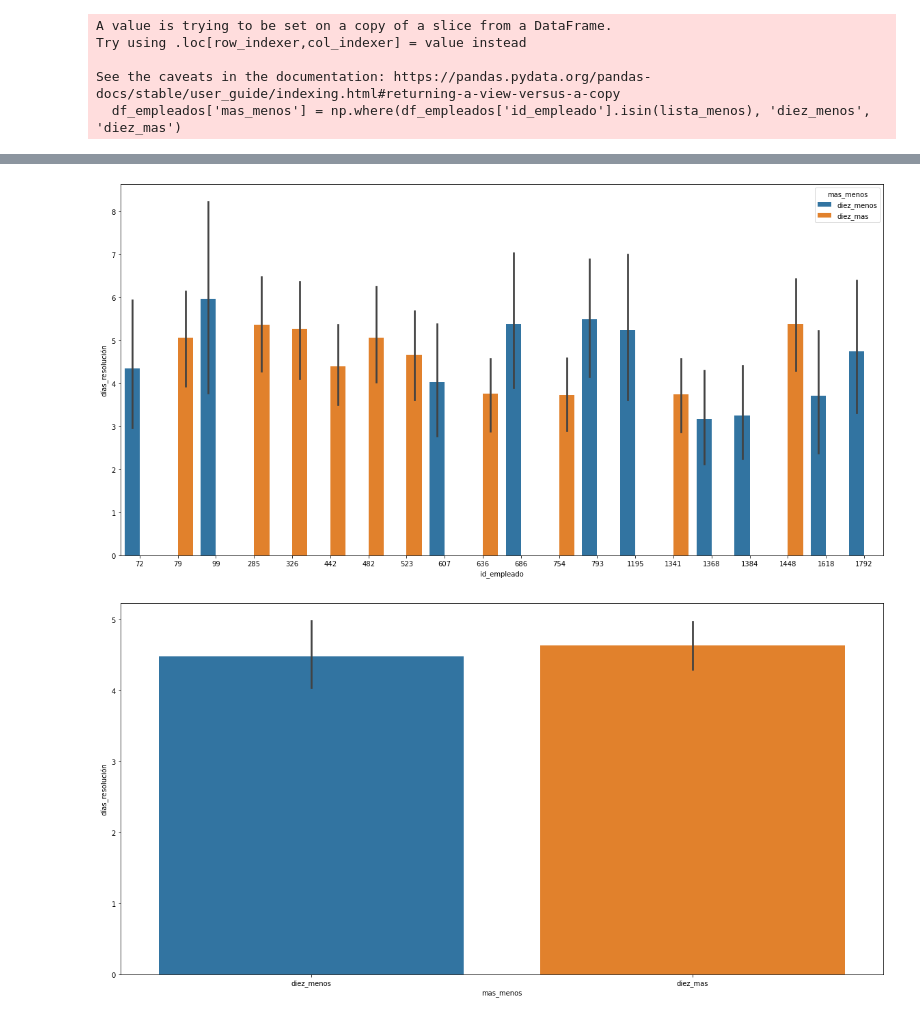
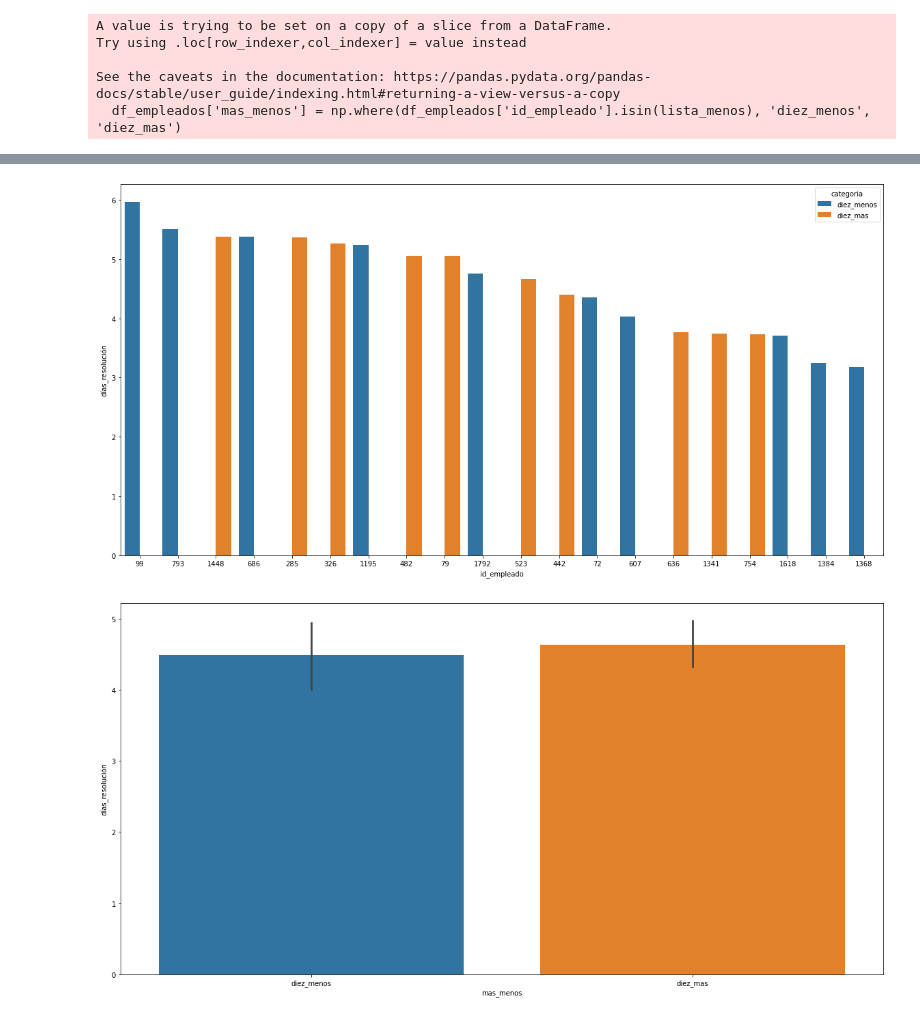
Before and after one commit to Adalab/EDA-y-ETL, a Jupyter notebook: eda/eda-III.ipynb, the cells around one changed output, grey strips where cells are left out. Saved outputs shown, nothing was run; the diff lists cells and outputs as text; code cells hidden in the pictures.

```diff
--- a/eda/eda-III.ipynb
+++ b/eda/eda-III.ipynb
@@ -203,5 +203,3 @@ Try using .loc[row_indexer,col_indexer] = value instead
 
 See the caveats in the documentation: https://pandas.pydata.org/pandas-docs/stable/user_guide/indexing.html#returning-a-view-versus-a-copy
   df_empleados['mas_menos'] = np.where(df_empleados['id_empleado'].isin(lista_menos), 'diez_menos', 'diez_mas')
-# %%
-df_empleados['id_empleado'] = df_empleados['id_empleado'].astype('object', errors='ignore')
@@ -213,0 +206,5 @@ See the caveats in the documentation: https://pandas.pydata.org/pandas-docs/stab
+# %%
+df_resolucion = df_empleados.groupby('id_empleado')['días_resolución'].mean().reset_index()
+
+df_resolucion['categoria'] = np.where(df_resolucion['id_empleado'].isin(lista_menos), 'diez_menos', 'diez_mas')
+df_resolucion
@@ -214,11 +229,11 @@ See the caveats in the documentation: https://pandas.pydata.org/pandas-docs/stab
 # %%
 plt.figure(figsize=(20,10)) #fig1
 
-sns.barplot(x= 'id_empleado', y= 'días_resolución', data= df_empleados, hue= 'mas_menos')
+sns.barplot(x= 'id_empleado', y= 'días_resolución', data= df_resolucion, hue= 'categoria', order = df_resolucion.sort_values('días_resolución', ascending=False)['id_empleado'])
 
 plt.show();
 # %% [output]
-[figure, old version]
+[figure, new version]
 # %%
 plt.figure(figsize=(20,10)) #fig2
 
```
Also changed, not shown: parts of 8 cells of this notebook.
